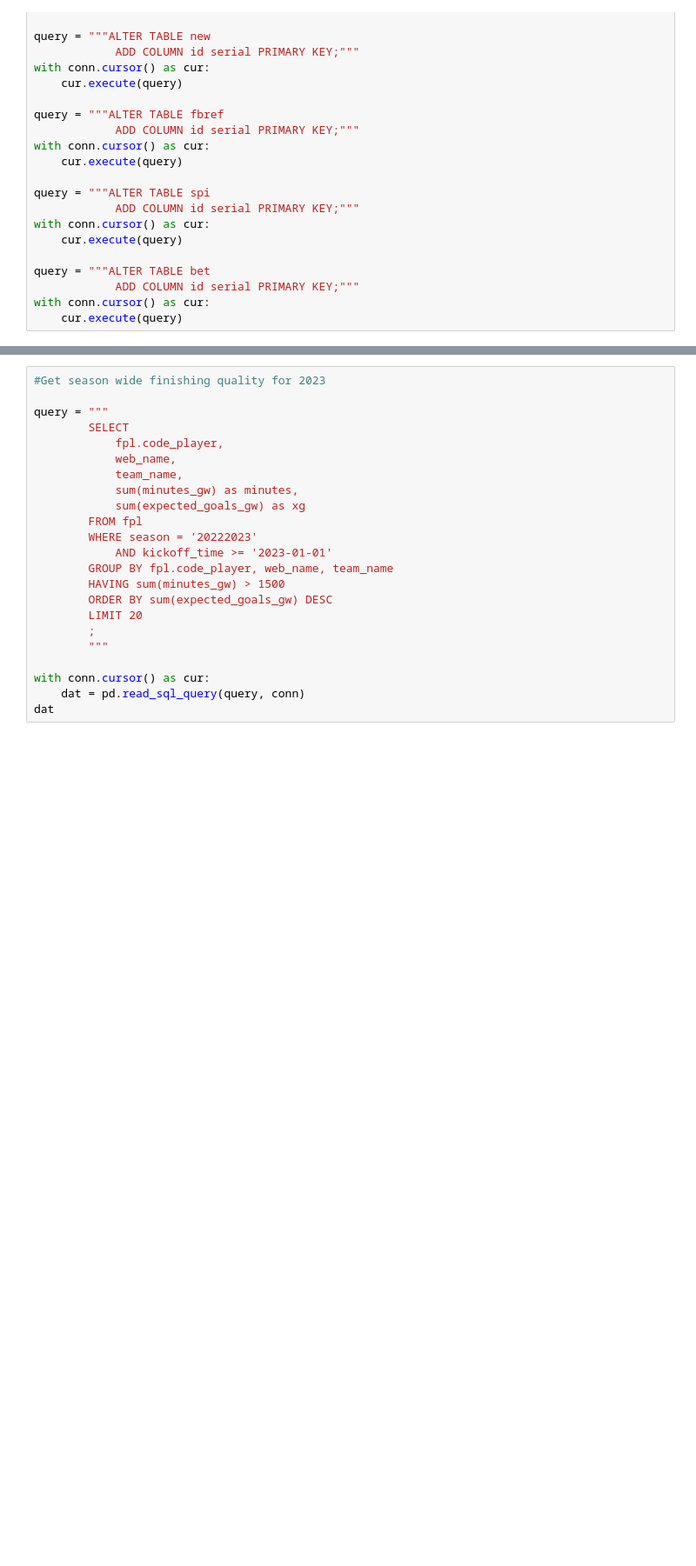
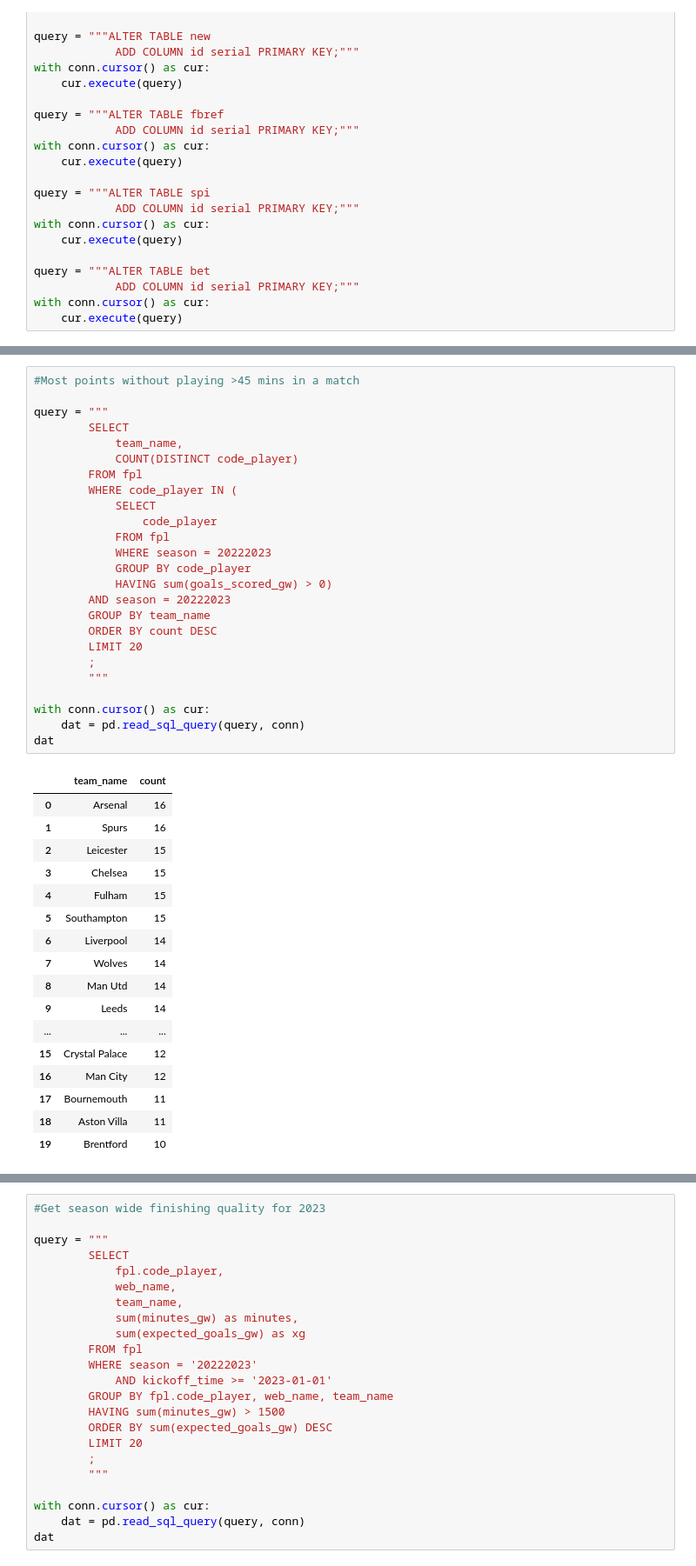
Before and after one commit to chrisimpacts/FPL-Data-Analysis, a Jupyter notebook: FPL_Analysis_UsingPSQL.ipynb, the cells around one changed output, grey strips where cells are left out. Shown at 87% size. Cells and saved outputs as stored; diff of their text form; blank space fills up the shorter version.

```diff
--- a/FPL_Analysis_UsingPSQL.ipynb
+++ b/FPL_Analysis_UsingPSQL.ipynb
@@ -208,0 +448,43 @@ with conn.cursor() as cur:
+# %%
+#Most points without playing >45 mins in a match
+
+query = """
+        SELECT
+            team_name,
+            COUNT(DISTINCT code_player)
+        FROM fpl
+        WHERE code_player IN (
+            SELECT
+                code_player
+            FROM fpl
+            WHERE season = 20222023
+            GROUP BY code_player
+            HAVING sum(goals_scored_gw) > 0)
+        AND season = 20222023
+        GROUP BY team_name
+        ORDER BY count DESC
+        LIMIT 20
+        ;
+        """
+
+with conn.cursor() as cur:
+    dat = pd.read_sql_query(query, conn)
+dat
+# %% [output]
+|  | team_name | count |
+| 0 | Arsenal | 16 |
+| 1 | Spurs | 16 |
+| 2 | Leicester | 15 |
+| 3 | Chelsea | 15 |
+| 4 | Fulham | 15 |
+| 5 | Southampton | 15 |
+| 6 | Liverpool | 14 |
+| 7 | Wolves | 14 |
+| 8 | Man Utd | 14 |
+| 9 | Leeds | 14 |
+| ... | ... | ... |
+| 15 | Crystal Palace | 12 |
+| 16 | Man City | 12 |
+| 17 | Bournemouth | 11 |
+| 18 | Aston Villa | 11 |
+| 19 | Brentford | 10 |
```
Also changed, not shown: parts of 12 cells of this notebook, 3 other files.
